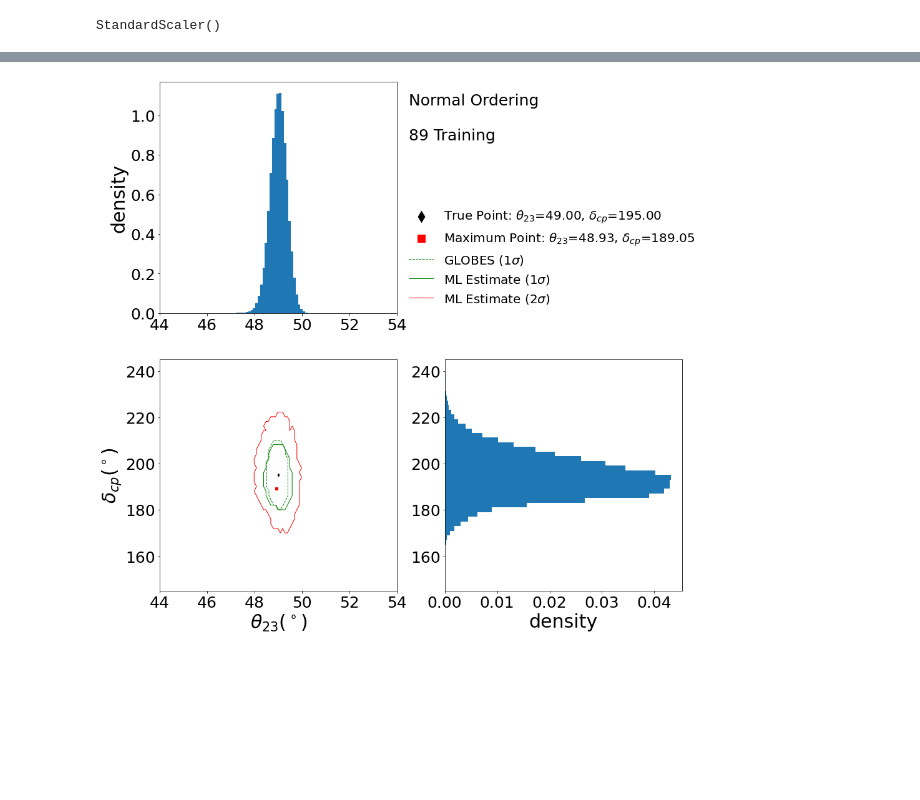
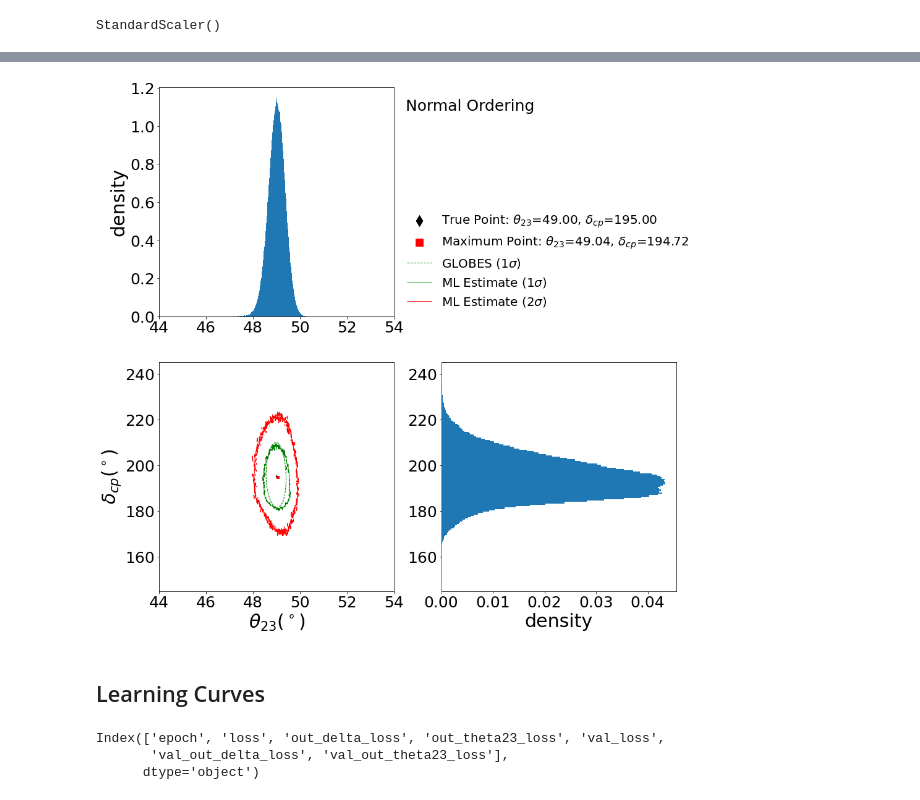
Before and after one commit to davidho27941/ML4NO, a Jupyter notebook: Poisson_New_Prediction/poisson_learning_study_new_prediction_to_5GeV.ipynb, the cells around one changed output, grey strips where cells are left out. Drawn from its saved outputs; the diff is of its cells as text; code cells hidden in the pictures; blank space fills up the shorter version.

```diff
--- a/Poisson_New_Prediction/poisson_learning_study_new_prediction_to_5GeV.ipynb
+++ b/Poisson_New_Prediction/poisson_learning_study_new_prediction_to_5GeV.ipynb
@@ -77,7 +79,7 @@ experiment = "dune"
 
 
 model = {}
-nth_range = range(0, 330, 30)[:4]
+nth_range = (0,90,330)#range(0, 630, 30)[:]
 
 for i in nth_range:
     if i != 0:
@@ -186,7 +188,7 @@ def preprocessing(data,column=2):
 
     return tmp
 
-N = 100000#0
+N = 1000000#0
 
 
 
@@ -276,6 +278,17 @@ else:
         appearance_poisson = preprocessing(data_poisson[:,:72],column=2)
         disappearance_poisson = preprocessing(data_poisson[:,72:],column=2)
 
+    elif nth_model == "model_5_s":
+        data_asimov = data_IO_mid.reshape(1,data_IO_mid.shape[0])
+        data_asimov = scaler.transform(data_asimov)
+        appearance_data_asimov = preprocessing(data_asimov[:,:72],column=2)
+        disappearance_data_asimov = preprocessing(data_asimov[:,72:],column=2)
+
+        data_poisson = random.poisson(data_IO_mid, size = (N, len(data_IO_mid)))
+        data_poisson = scaler.transform(data_poisson)
+        appearance_poisson = preprocessing(data_poisson[:,:72],column=2)
+        disappearance_poisson = preprocessing(data_poisson[:,72:],column=2)
+
     elif nth_model == "model_6":
         data_asimov = data_IO_mid.reshape(1,data_IO_mid.shape[0])
         appearance_data_asimov = preprocessing(data_asimov[:,:72],column=2)
@@ -767,8 +854,14 @@ input_theta23 = input_theta23.reshape(len(input_theta23),)
 input_delta = delta_resolution["poission_learning_"+str(index)]["poission_prediction"]
 
 
-bins_theta23_globes = np.linspace(0, 360, int(360/(x0[1]-x0[0])))
-bins_delta_globes  = np.linspace(0, 360, int(360/(y0[1]-y0[0])))
+# bins_theta23_globes = np.linspace(0, 360, int(360/(x0[1]-x0[0])))
+# bins_delta_globes  = np.linspace(0, 360, int(360/(y0[1]-y0[0])))
+
+bins_theta23_globes = np.linspace(0, 360, int(360/(x1[1]-x1[0])))
+# bins_delta_globes  = np.linspace(0, 360, int(360/(y1[1]-y1[0])))
+
+# bins_theta23_globes = np.linspace(0, 360, 600)
+bins_delta_globes  = np.linspace(0, 360, 600)
 
 likeliregion, xedges, yedges = np.histogram2d(input_theta23, input_delta, bins = [bins_theta23_globes, bins_delta_globes])
 likeliregion = likeliregion.T
@@ -852,15 +945,18 @@ if IO_or_NO == 0:
 else:
     plot_axis.scatter(test_data['theta23'][1], test_data['delta'][1], marker="d", c="k", s=10, label = "True Point: $\\theta_{23}$=%.2f, $\delta_{cp}$=%.2f" %(test_data['theta23'][1], test_data['delta'][1]))
 
-plot_axis.scatter(xedges[max_poi[1]],yedges[max_poi[0]], marker="s", c="r", s=10, label = "Maximum Point: $\\theta_{23}$=%.2f, $\delta_{cp}$=%.2f" %(xedges[max_poi[1]][0], yedges[max_poi[0]][0]))
+plot_axis.scatter(xedges[max_poi[1]],yedges[max_poi[0]+1], marker="s", c="r", s=10, label = "Maximum Point: $\\theta_{23}$=%.2f, $\delta_{cp}$=%.2f" %(xedges[max_poi[1]][0], yedges[max_poi[0]+1][0]))
 # plot_axis.scatter(xedges_asimov[max_poi_asimov[1]],yedges_asimov[max_poi_asimov[0]], marker="d", c="blue", s=5, label = "maximum point: $\\theta_{23}$=%.2f, $\delta_{cp}$=%.2f" %(xedges_asimov[max_poi_asimov[1]][0], yedges_asimov[max_poi_asimov[0]][0]))
 
 
 """
 globes
 """
-DUT2 = plot_axis.contour(X0, Y0, Z0, 0, colors='green', linestyles="--", linewidths=1 )
-DUT2.collections[0].set_label("GLOBES (1$\sigma$)")
+DU_NO = plot_axis.contour(X0, Y0, Z0, 0, colors='green', linestyles="--", linewidths=1 )
+DU_NO.collections[0].set_label("GLOBES (1$\sigma$)")
+
+# DU_IO = plot_axis.contour(X1, Y1, Z1, 0, colors='green', linestyles="--", linewidths=1 )
+# DU_IO.collections[0].set_label("GLOBES (1$\sigma$)")
 
 # DUT2 = plot_axis.contour(X1, Y1, Z1, 0, colors='blue', linestyles="-", linewidths=1)
 # DUT2.collections[0].set_label("T2HK")
@@ -892,34 +988,36 @@ CS_2_sigma.collections[0].set_label("ML Estimate (2$\sigma$)")
 plot_axis.set_xlabel(r'$\theta_{23} $($^\circ$)', fontsize=30)
 plot_axis.set_ylabel(r'$\delta_{cp} $($^\circ$)', fontsize=30)
 if IO_or_NO == 0:
     plot_axis.set_ylim((145,245))
     plot_axis.set_xlim((44,54))
 elif IO_or_NO == 1:
     plot_axis.set_ylim((236, 336))
     plot_axis.set_xlim((44,54))
 else:
     raise ValueError("aaaa")
 
 
 plot_axis.tick_params(axis='x', labelsize=25)
 plot_axis.tick_params(axis='y', labelsize=25)
 #===========================
 
 
 
 #=========================== Whole Figure Setting
 
 if IO_or_NO == 0:
     plt.text(x=54.5,y=355, s="Normal Ordering", fontsize=25 )
-    plt.text(x=54.5,y=340, s= str(index)+" Training", fontsize=25 )
+#     plt.text(x=54.5,y=340, s= str(index)+" Training", fontsize=25 )
 
 elif IO_or_NO == 1:
     plt.text(x=54.5,y=440, s="Inverse Ordering", fontsize=25 )
-    plt.text(x=54.5,y=430, s= str(index)+" Training", fontsize=25 )
+#     plt.text(x=54.5,y=430, s= str(index)+" Training", fontsize=25 )
 
 # plt.subplots_adjust(wspace=0.15, hspace=0.01)
 plt.legend(bbox_to_anchor=(2.3, 1.7), ncol=1,fontsize=20, markerscale=4, edgecolor = "w",fancybox=False, framealpha=0)
-# plt.savefig("./Plots/"+str(experiment)+"_"+str("to_5GeV")+"_"+str(ordering)+"_std_"+str(int(round(np.logspace(-3, np.log10(2), 40)[index],2)*100))+".pdf", transparent=True, bbox_inches='tight')
+# plt.savefig("./Plots/"+str(experiment)+"_"+str("to_5GeV")+"_"+str("IO_")+str(index)+".pdf", transparent=True, bbox_inches='tight')
 plt.show()
 # %% [output]
-[figure, old version]
+[figure, new version]
+# %% [markdown]
+## Learning Curves
@@ -925,0 +1031,6 @@ plt.show()
+# %%
+training_log.columns
+# %% [output]
+Index(['epoch', 'loss', 'out_delta_loss', 'out_theta23_loss', 'val_loss',
+       'val_out_delta_loss', 'val_out_theta23_loss'],
+      dtype='object')
```
Also changed, not shown: parts of 19 cells of this notebook.
